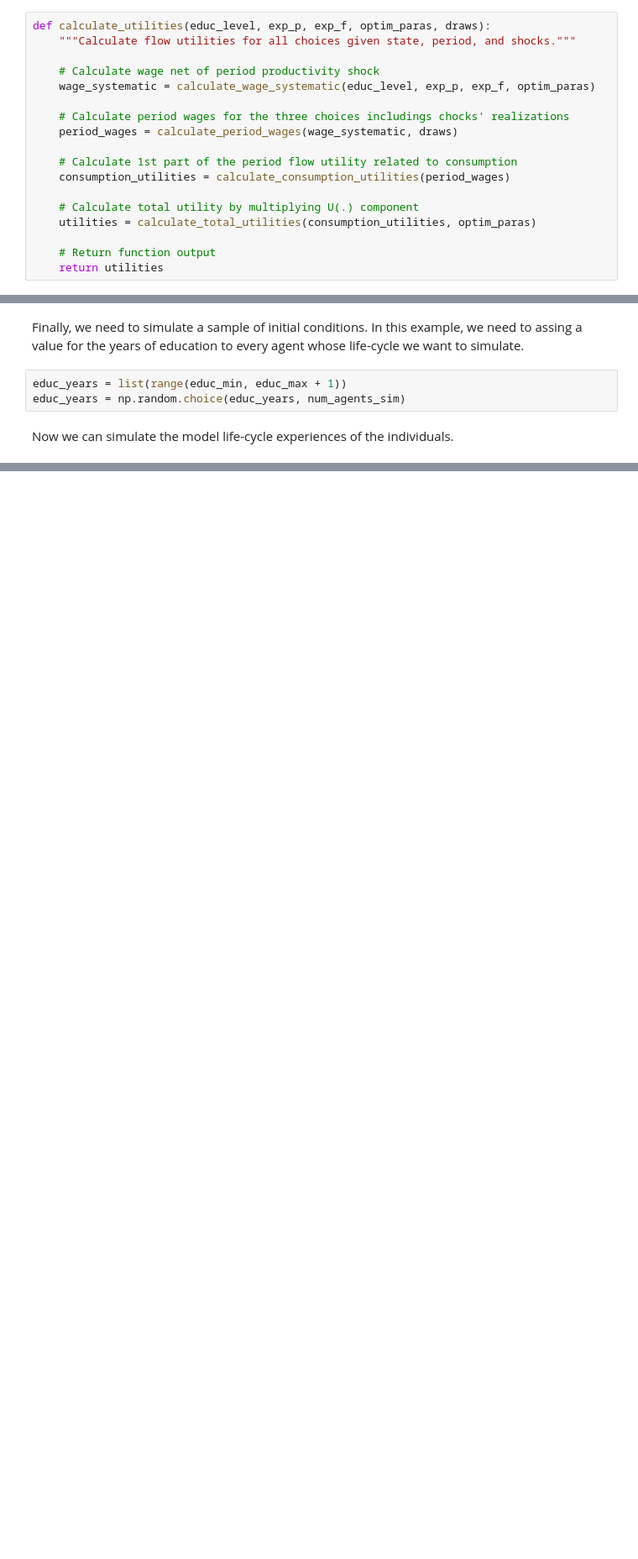
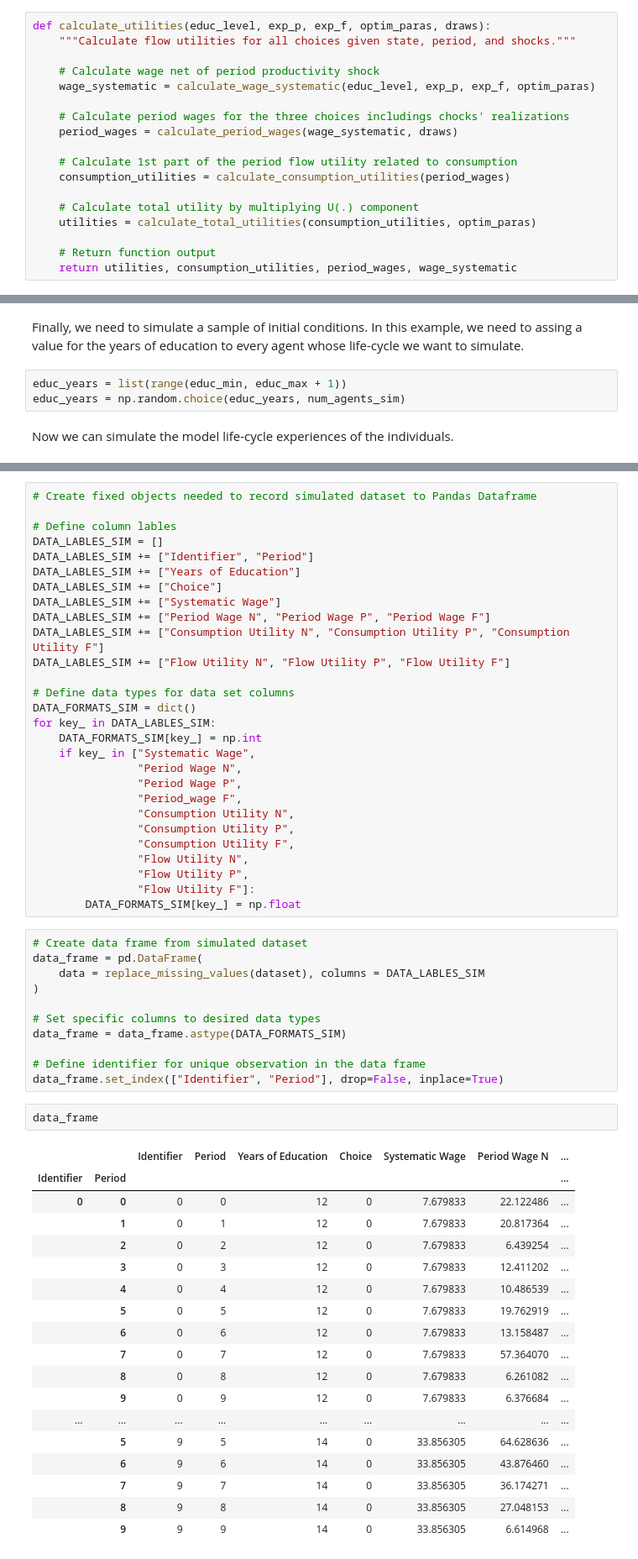
Before and after one commit to OpenSourceEconomics/soepy, a Jupyter notebook: soepy/python/pyth_simulate.ipynb, the cells around one changed output, grey strips where cells are left out. Shown at 84% size. Cells and saved outputs as stored; diff of their text form; blank space fills up the shorter version.

Commit message:
Added functionality to get simulated dataset as Pandas Dataframe.

```diff
--- a/soepy/python/pyth_simulate.ipynb
+++ b/soepy/python/pyth_simulate.ipynb
@@ -156,7 +157,7 @@ def calculate_utilities(educ_level, exp_p, exp_f, optim_paras, draws):
     utilities = calculate_total_utilities(consumption_utilities, optim_paras)
 
     # Return function output
-    return utilities
+    return utilities, consumption_utilities, period_wages, wage_systematic
 # %%
 def calculate_continuation_values (period, educ_years_idx, exp_p, exp_f):
     """Obtain continuation values for all choices."""
@@ -285,0 +331,60 @@ for i in range(num_agents_sim):
+# %%
+# Create fixed objects needed to record simulated dataset to Pandas Dataframe
+
+# Define column lables
+DATA_LABLES_SIM = []
+DATA_LABLES_SIM += ["Identifier", "Period"]
+DATA_LABLES_SIM += ["Years of Education"]
+DATA_LABLES_SIM += ["Choice"]
+DATA_LABLES_SIM += ["Systematic Wage"]
+DATA_LABLES_SIM += ["Period Wage N", "Period Wage P", "Period Wage F"]
+DATA_LABLES_SIM += ["Consumption Utility N", "Consumption Utility P", "Consumption Utility F"]
+DATA_LABLES_SIM += ["Flow Utility N", "Flow Utility P", "Flow Utility F"]
+
+# Define data types for data set columns
+DATA_FORMATS_SIM = dict()
+for key_ in DATA_LABLES_SIM:
+    DATA_FORMATS_SIM[key_] = np.int
+    if key_ in ["Systematic Wage",
+                "Period Wage N",
+                "Period Wage P",
+                "Period_wage F",
+                "Consumption Utility N",
+                "Consumption Utility P",
+                "Consumption Utility F",
+                "Flow Utility N",
+                "Flow Utility P",
+                "Flow Utility F"]:
+        DATA_FORMATS_SIM[key_] = np.float
+# %%
+# Create data frame from simulated dataset
+data_frame = pd.DataFrame(
+    data = replace_missing_values(dataset), columns = DATA_LABLES_SIM
+)
+
+# Set specific columns to desired data types
+data_frame = data_frame.astype(DATA_FORMATS_SIM)
+
+# Define identifier for unique observation in the data frame
+data_frame.set_index(["Identifier", "Period"], drop=False, inplace=True)
+# %%
+data_frame
+# %% [output]
+|  |  | Identifier | Period | Years of Education | Choice | Systematic Wage | Period Wage N | ... |
+| Identifier | Period |  |  |  |  |  |  | ... |
+| 0 | 0 | 0 | 0 | 12 | 0 | 7.679833 | 22.122486 | ... |
+|  | 1 | 0 | 1 | 12 | 0 | 7.679833 | 20.817364 | ... |
+|  | 2 | 0 | 2 | 12 | 0 | 7.679833 | 6.439254 | ... |
+|  | 3 | 0 | 3 | 12 | 0 | 7.679833 | 12.411202 | ... |
+|  | 4 | 0 | 4 | 12 | 0 | 7.679833 | 10.486539 | ... |
+|  | 5 | 0 | 5 | 12 | 0 | 7.679833 | 19.762919 | ... |
+|  | 6 | 0 | 6 | 12 | 0 | 7.679833 | 13.158487 | ... |
+|  | 7 | 0 | 7 | 12 | 0 | 7.679833 | 57.364070 | ... |
+|  | 8 | 0 | 8 | 12 | 0 | 7.679833 | 6.261082 | ... |
+|  | 9 | 0 | 9 | 12 | 0 | 7.679833 | 6.376684 | ... |
+| ... | ... | ... | ... | ... | ... | ... | ... | ... |
+|  | 5 | 9 | 5 | 14 | 0 | 33.856305 | 64.628636 | ... |
+|  | 6 | 9 | 6 | 14 | 0 | 33.856305 | 43.876460 | ... |
+|  | 7 | 9 | 7 | 14 | 0 | 33.856305 | 36.174271 | ... |
+|  | 8 | 9 | 8 | 14 | 0 | 33.856305 | 27.048153 | ... |
+|  | 9 | 9 | 9 | 14 | 0 | 33.856305 | 6.614968 | ... |
```
Also changed, not shown: parts of 5 cells of this notebook, 3 other files.
